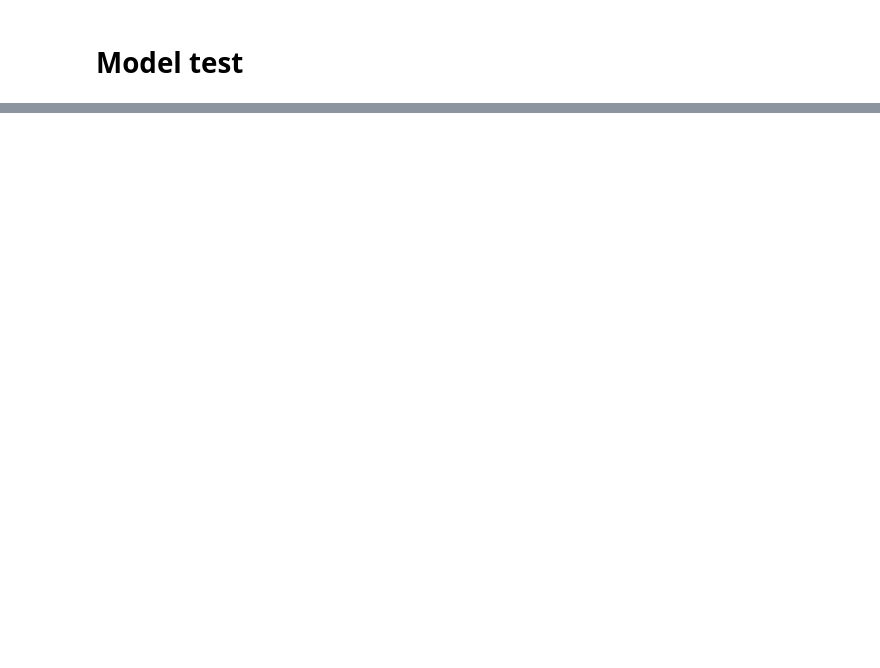
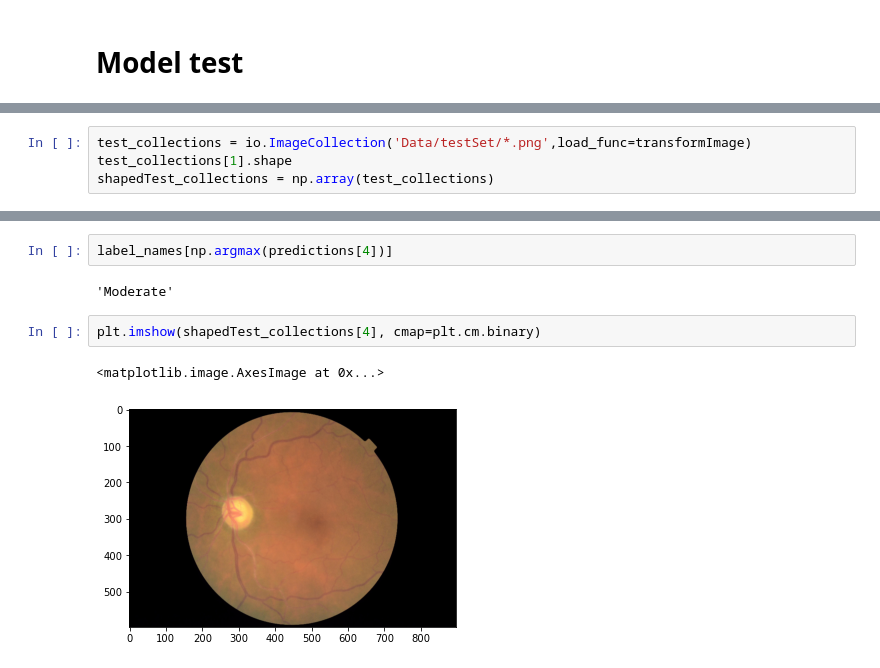
Before and after one commit to RipOrbofWinter/EyeDiseaseDetection, a Jupyter notebook: ResearchNotebook.ipynb, the cells around one changed output, grey strips where cells are left out. Saved outputs shown, nothing was run; the diff lists cells and outputs as text; blank space fills up the shorter version.

```diff
--- a/ResearchNotebook.ipynb
+++ b/ResearchNotebook.ipynb
@@ -187,0 +208,4 @@ dtype('float64')
+# %%
+test_collections = io.ImageCollection('Data/testSet/*.png',load_func=transformImage)
+test_collections[1].shape
+shapedTest_collections = np.array(test_collections)
@@ -187,0 +233,9 @@ dtype('float64')
+# %%
+label_names[np.argmax(predictions[4])]
+# %% [output]
+'Moderate'
+# %%
+plt.imshow(shapedTest_collections[4], cmap=plt.cm.binary)
+# %% [output]
+<matplotlib.image.AxesImage at 0x...>
+[figure, added]
```
Also changed, not shown: parts of 23 cells of this notebook, 4 other files.
